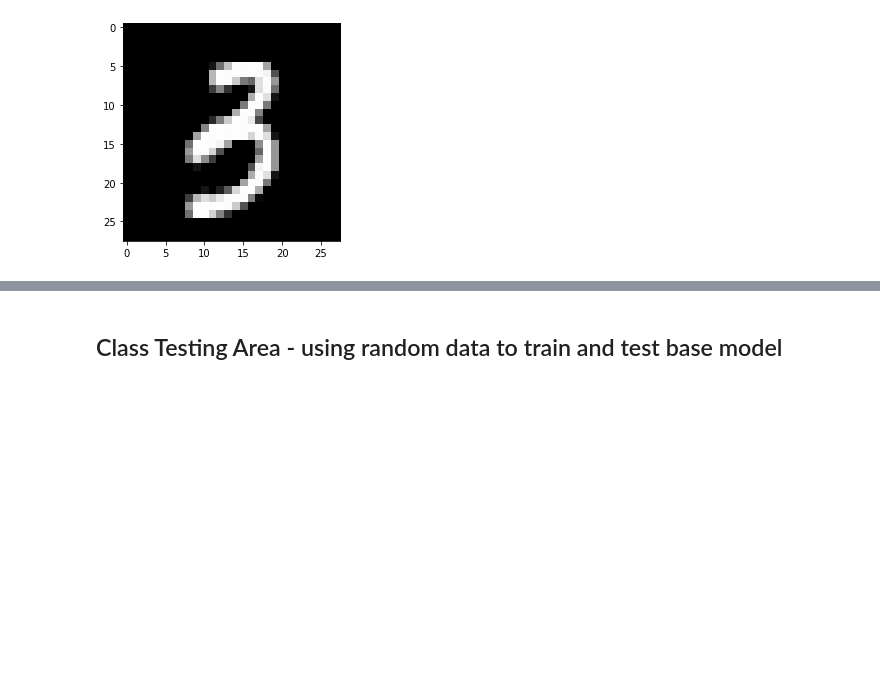
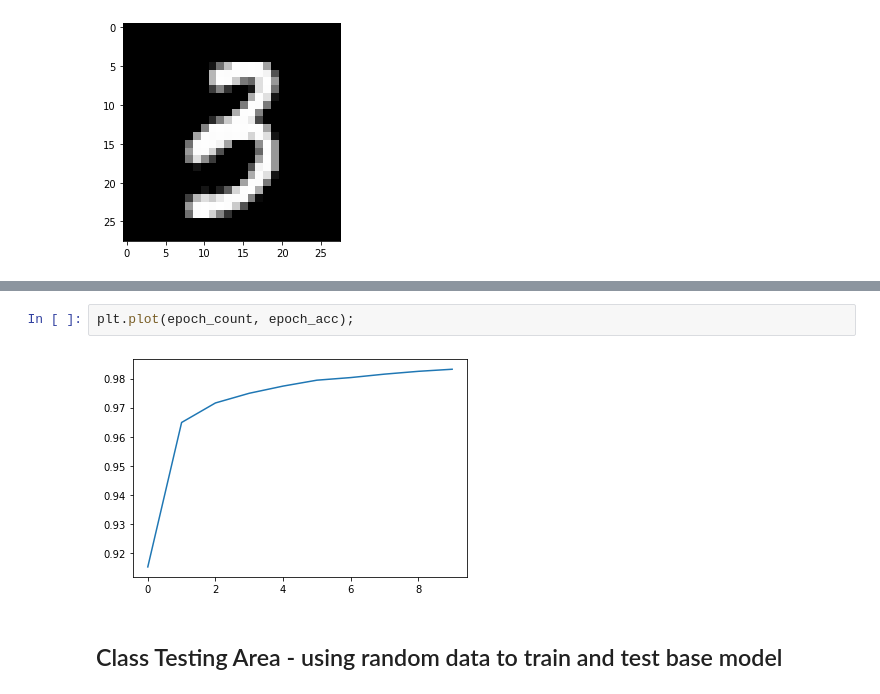
Before and after one commit to Assassinsarms/INM702_Coursework, a Jupyter notebook: T2Aaron_Mir_INM702_Task_2.ipynb, the cells around one changed output, grey strips where cells are left out. Cells and saved outputs as stored; diff of their text form; blank space fills up the shorter version.

```diff
--- a/T2Aaron_Mir_INM702_Task_2.ipynb
+++ b/T2Aaron_Mir_INM702_Task_2.ipynb
@@ -122,3 +343,7 @@ np.round(np.var(weights))
+# %%
+plt.plot(epoch_count, epoch_acc);
+# %% [output]
+[figure, added]
 # %% [markdown]
 ## Class Testing Area - using random data to train and test base model
 # %%
```
Also changed, not shown: parts of 13 cells of this notebook.
